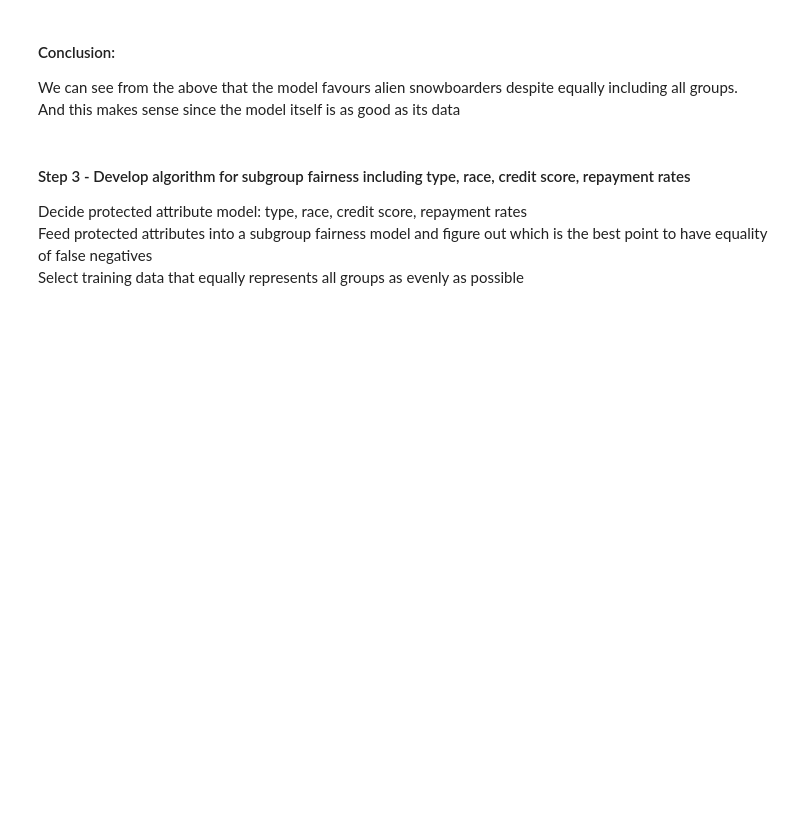
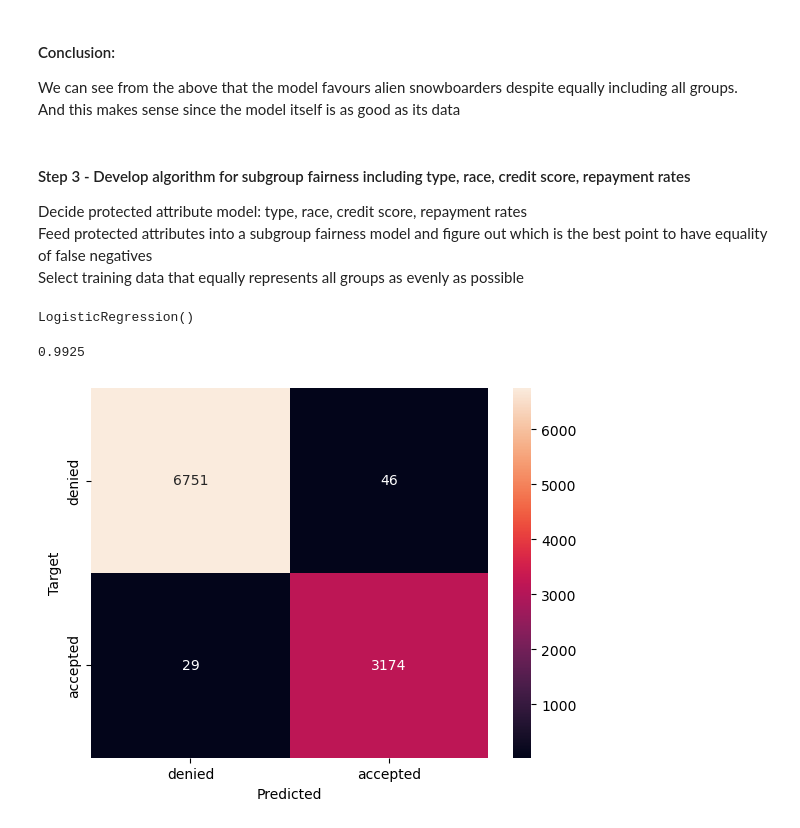
Before and after one commit to alinvdu/fairness-and-bias, a Jupyter notebook: loans/FairLoansDecisions.ipynb, the cells around one changed output. Saved outputs shown, nothing was run; the diff lists cells and outputs as text; code cells hidden in the pictures; blank space fills up the shorter version.

Commit message:
Adjust group fairness by sample weight procedure

```diff
--- a/loans/FairLoansDecisions.ipynb
+++ b/loans/FairLoansDecisions.ipynb
@@ -164,3 +164,34 @@ We can see from the above that the model favours alien snowboarders despite equa
 Decide protected attribute model: type, race, credit score, repayment rates<br />
 Feed protected attributes into a subgroup fairness model and figure out which is the best point to have equality of false negatives<br />
 Select training data that equally represents all groups as evenly as possible<br />
+# %%
+# try to implement weight adjustment in the regression model where the weights
+# are balanced based on false negatives - this is essentially the protected attributes subgroup
+# fairness strategy
+
+group = balanced_df['Stratify_Key']
+
+epsilon = 1e-6
+weights = np.ones(len(Y_train))
+for group_label, bias_rate in sorted_group_fnr_biased:
+    weights[group == group_label] = 1 / bias_rate
+
+weights /= np.mean(weights)
+# %%
+loanClassifier_with_subgroup_fairness = LogisticRegression()
+loanClassifier_with_subgroup_fairness.fit(X_train, Y_train, sample_weight=weights)
+# %% [output]
+LogisticRegression()
+# %%
+X_test = biased_df[['Credit_Score', 'Repayment_Rate']].copy()
+Y_test = biased_df['Loan_Repayment']
+
+print(loanClassifier_with_subgroup_fairness.score(X_test, Y_test))
+Y_pred = loanClassifier_with_subgroup_fairness.predict(X_test)
+# %% [output]
+0.9925
+# %%
+cm = confusion_matrix(Y_test, Y_pred)
+plot_cm(cm)
+# %% [output]
+[figure, added]
```
Also changed, not shown: parts of 7 cells of this notebook.
